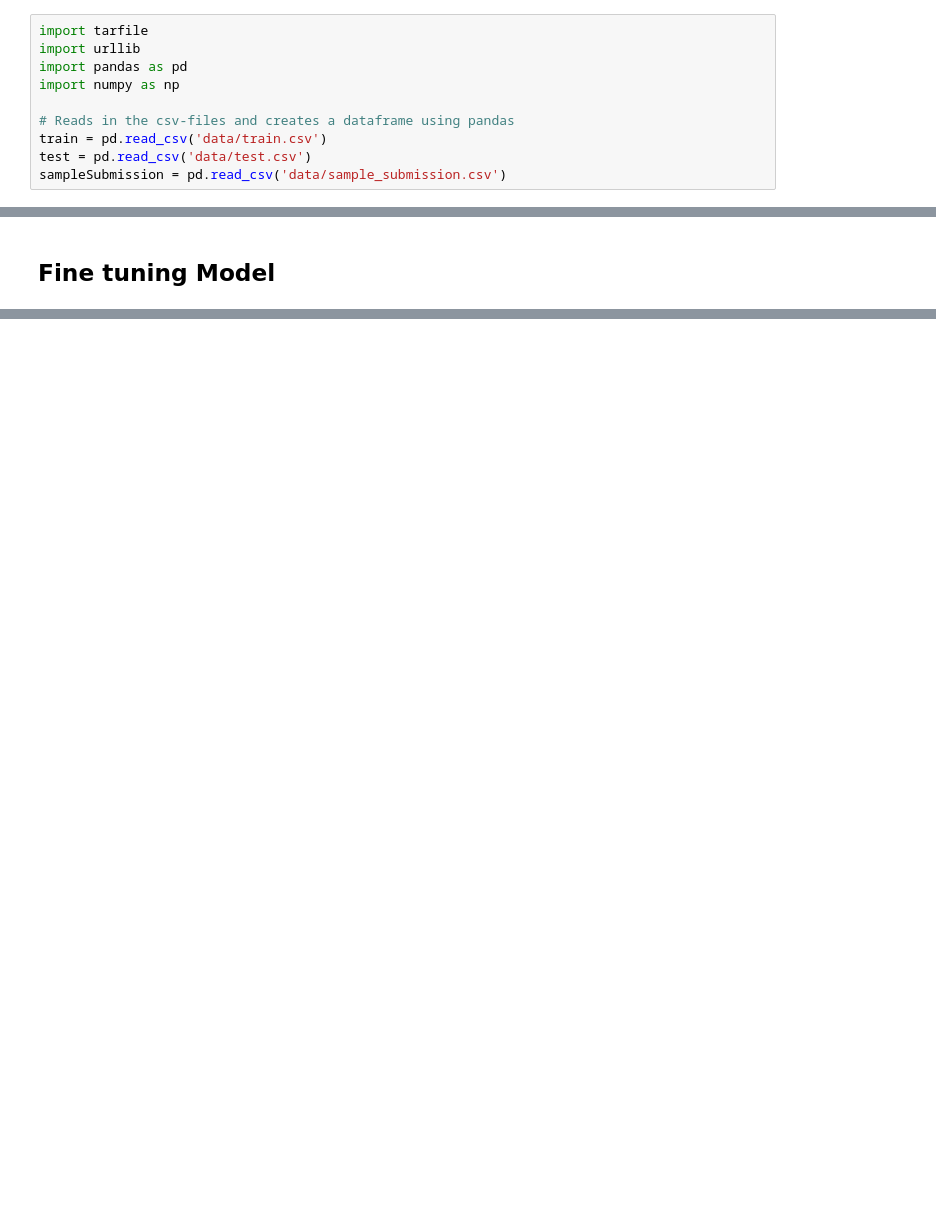
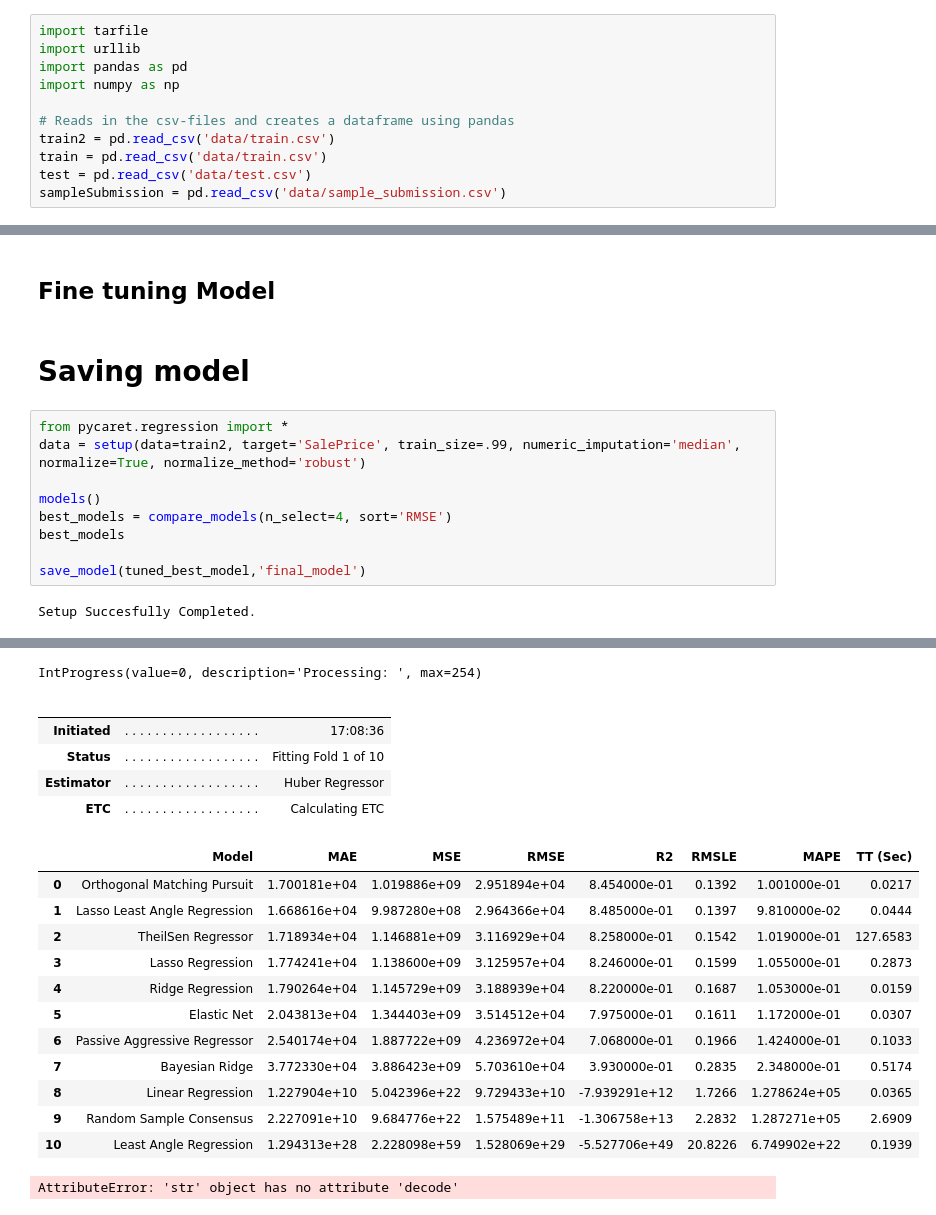
Before and after one commit to JacopoFidelio/ML-Group-8, a Jupyter notebook: Assignement 2.ipynb, the cells around one changed output, grey strips where cells are left out. Drawn from its saved outputs; the diff is of its cells as text; blank space fills up the shorter version.

Commit message:
Attempt to save model

```diff
--- a/Assignement 2.ipynb
+++ b/Assignement 2.ipynb
@@ -23,6 +21,7 @@ import pandas as pd
 import numpy as np
 
 # Reads in the csv-files and creates a dataframe using pandas
+train2 = pd.read_csv('data/train.csv')
 train = pd.read_csv('data/train.csv')
 test = pd.read_csv('data/test.csv')
 sampleSubmission = pd.read_csv('data/sample_submission.csv')
@@ -577,2 +576,15 @@ Standard deviation: 6524.335934734488
 # %% [markdown]
 ## Fine tuning Model
+# %% [markdown]
+# Saving model
+# %%
+from pycaret.regression import *
+data = setup(data=train2, target='SalePrice', train_size=.99, numeric_imputation='median', normalize=True, normalize_method='robust')
+
+models()
+best_models = compare_models(n_select=4, sort='RMSE')
+best_models
+
+save_model(tuned_best_model,'final_model')
+# %% [output]
+Setup Succesfully Completed.
@@ -578,0 +608,20 @@ Standard deviation: 6524.335934734488
+IntProgress(value=0, description='Processing: ', max=254)
+|  |  |  |
+|  |  |  |
+| Initiated | . . . . . . . . . . . . . . . . . . | 17:08:36 |
+| Status | . . . . . . . . . . . . . . . . . . | Fitting Fold 1 of 10 |
+| Estimator | . . . . . . . . . . . . . . . . . . | Huber Regressor |
+| ETC | . . . . . . . . . . . . . . . . . . | Calculating ETC |
+|  | Model | MAE | MSE | RMSE | R2 | RMSLE | MAPE | TT (Sec) |
+| 0 | Orthogonal Matching Pursuit | 1.700181e+04 | 1.019886e+09 | 2.951894e+04 | 8.454000e-01 | 0.1392 | 1.001000e-01 | 0.0217 |
+| 1 | Lasso Least Angle Regression | 1.668616e+04 | 9.987280e+08 | 2.964366e+04 | 8.485000e-01 | 0.1397 | 9.810000e-02 | 0.0444 |
+| 2 | TheilSen Regressor | 1.718934e+04 | 1.146881e+09 | 3.116929e+04 | 8.258000e-01 | 0.1542 | 1.019000e-01 | 127.6583 |
+| 3 | Lasso Regression | 1.774241e+04 | 1.138600e+09 | 3.125957e+04 | 8.246000e-01 | 0.1599 | 1.055000e-01 | 0.2873 |
+| 4 | Ridge Regression | 1.790264e+04 | 1.145729e+09 | 3.188939e+04 | 8.220000e-01 | 0.1687 | 1.053000e-01 | 0.0159 |
+| 5 | Elastic Net | 2.043813e+04 | 1.344403e+09 | 3.514512e+04 | 7.975000e-01 | 0.1611 | 1.172000e-01 | 0.0307 |
+| 6 | Passive Aggressive Regressor | 2.540174e+04 | 1.887722e+09 | 4.236972e+04 | 7.068000e-01 | 0.1966 | 1.424000e-01 | 0.1033 |
+| 7 | Bayesian Ridge | 3.772330e+04 | 3.886423e+09 | 5.703610e+04 | 3.930000e-01 | 0.2835 | 2.348000e-01 | 0.5174 |
+| 8 | Linear Regression | 1.227904e+10 | 5.042396e+22 | 9.729433e+10 | -7.939291e+12 | 1.7266 | 1.278624e+05 | 0.0365 |
+| 9 | Random Sample Consensus | 2.227091e+10 | 9.684776e+22 | 1.575489e+11 | -1.306758e+13 | 2.2832 | 1.287271e+05 | 2.6909 |
+| 10 | Least Angle Regression | 1.294313e+28 | 2.228098e+59 | 1.528069e+29 | -5.527706e+49 | 20.8226 | 6.749902e+22 | 0.1939 |
+AttributeError: 'str' object has no attribute 'decode'
```
Also changed, not shown: parts of 6 cells of this notebook, 1 other file.
